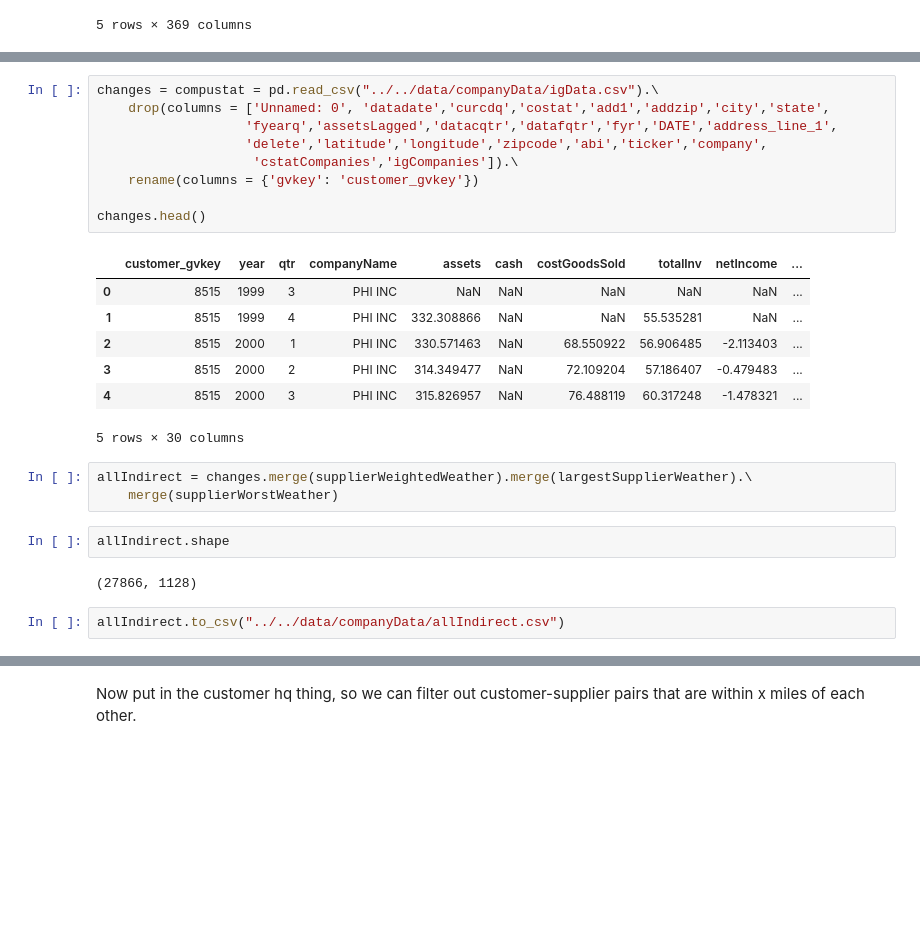
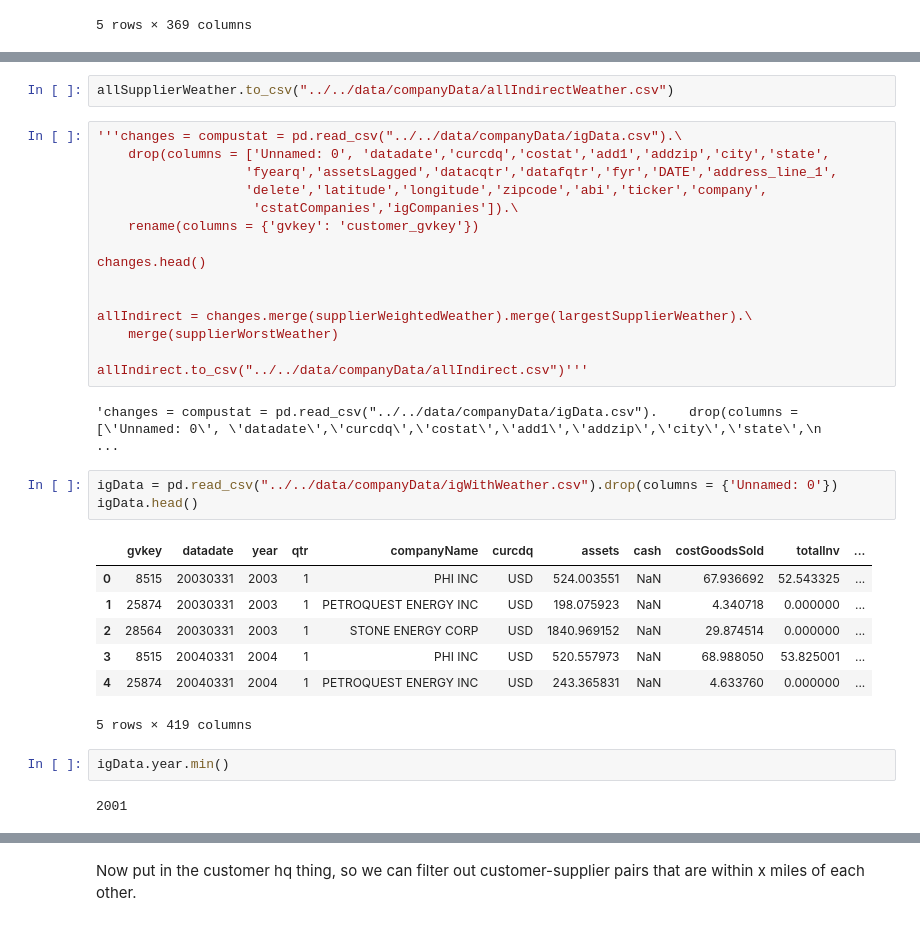
Before and after one commit to brianreed21/extremes, a Jupyter notebook: extremesCleaningCode/linkingExecute_indirect.ipynb, the cells around one changed output, grey strips where cells are left out. Drawn from its saved outputs; the diff is of its cells as text; blank space fills up the shorter version.

```diff
--- a/extremesCleaningCode/linkingExecute_indirect.ipynb
+++ b/extremesCleaningCode/linkingExecute_indirect.ipynb
@@ -940,5 +981,7 @@ supplierWorstWeather.head()
+# %%
+allSupplierWeather.to_csv("../../data/companyData/allIndirectWeather.csv")
 # %%
-changes = compustat = pd.read_csv("../../data/companyData/igData.csv").\
+'''changes = compustat = pd.read_csv("../../data/companyData/igData.csv").\
     drop(columns = ['Unnamed: 0', 'datadate','curcdq','costat','add1','addzip','city','state',
                    'fyearq','assetsLagged','datacqtr','datafqtr','fyr','DATE','address_line_1',
                    'delete','latitude','longitude','zipcode','abi','ticker','company',
@@ -946,20 +989,26 @@ changes = compustat = pd.read_csv("../../data/companyData/igData.csv").\
     rename(columns = {'gvkey': 'customer_gvkey'})
 
 changes.head()
+
+
+allIndirect = changes.merge(supplierWeightedWeather).merge(largestSupplierWeather).\
+    merge(supplierWorstWeather)
+
+allIndirect.to_csv("../../data/companyData/allIndirect.csv")'''
 # %% [output]
-|  | customer_gvkey | year | qtr | companyName | assets | cash | costGoodsSold | totalInv | netIncome | ... |
-| 0 | 8515 | 1999 | 3 | PHI INC | NaN | NaN | NaN | NaN | NaN | ... |
-| 1 | 8515 | 1999 | 4 | PHI INC | 332.308866 | NaN | NaN | 55.535281 | NaN | ... |
-| 2 | 8515 | 2000 | 1 | PHI INC | 330.571463 | NaN | 68.550922 | 56.906485 | -2.113403 | ... |
-| 3 | 8515 | 2000 | 2 | PHI INC | 314.349477 | NaN | 72.109204 | 57.186407 | -0.479483 | ... |
-| 4 | 8515 | 2000 | 3 | PHI INC | 315.826957 | NaN | 76.488119 | 60.317248 | -1.478321 | ... |
-5 rows × 30 columns
+'changes = compustat = pd.read_csv("../../data/companyData/igData.csv").    drop(columns = [\'Unnamed: 0\', \'datadate\',\'curcdq\',\'costat\',\'add1\',\'addzip\',\'city\',\'state\',\n                 ...
-# %%
-allIndirect = changes.merge(supplierWeightedWeather).merge(largestSupplierWeather).\
-    merge(supplierWorstWeather)
-# %%
-allIndirect.shape
-# %% [output]
-(27866, 1128)
-# %%
-allIndirect.to_csv("../../data/companyData/allIndirect.csv")
+# %%
+igData = pd.read_csv("../../data/companyData/igWithWeather.csv").drop(columns = {'Unnamed: 0'})
+igData.head()
+# %% [output]
+|  | gvkey | datadate | year | qtr | companyName | curcdq | assets | cash | costGoodsSold | totalInv | ... |
+| 0 | 8515 | 20030331 | 2003 | 1 | PHI INC | USD | 524.003551 | NaN | 67.936692 | 52.543325 | ... |
+| 1 | 25874 | 20030331 | 2003 | 1 | PETROQUEST ENERGY INC | USD | 198.075923 | NaN | 4.340718 | 0.000000 | ... |
+| 2 | 28564 | 20030331 | 2003 | 1 | STONE ENERGY CORP | USD | 1840.969152 | NaN | 29.874514 | 0.000000 | ... |
+| 3 | 8515 | 20040331 | 2004 | 1 | PHI INC | USD | 520.557973 | NaN | 68.988050 | 53.825001 | ... |
+| 4 | 25874 | 20040331 | 2004 | 1 | PETROQUEST ENERGY INC | USD | 243.365831 | NaN | 4.633760 | 0.000000 | ... |
+5 rows × 419 columns
+# %%
+igData.year.min()
+# %% [output]
+2001
```
Also changed, not shown: parts of 17 cells of this notebook, 5 other files.
